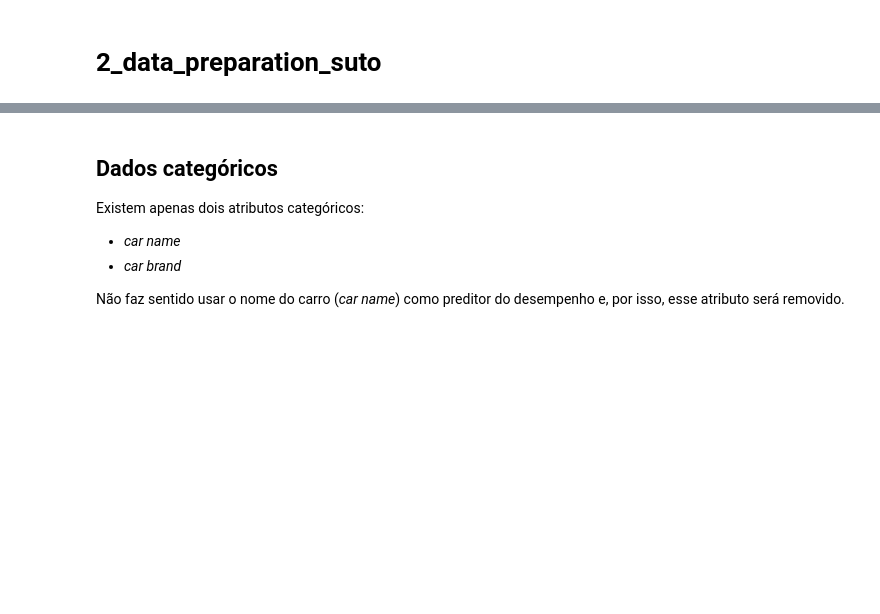
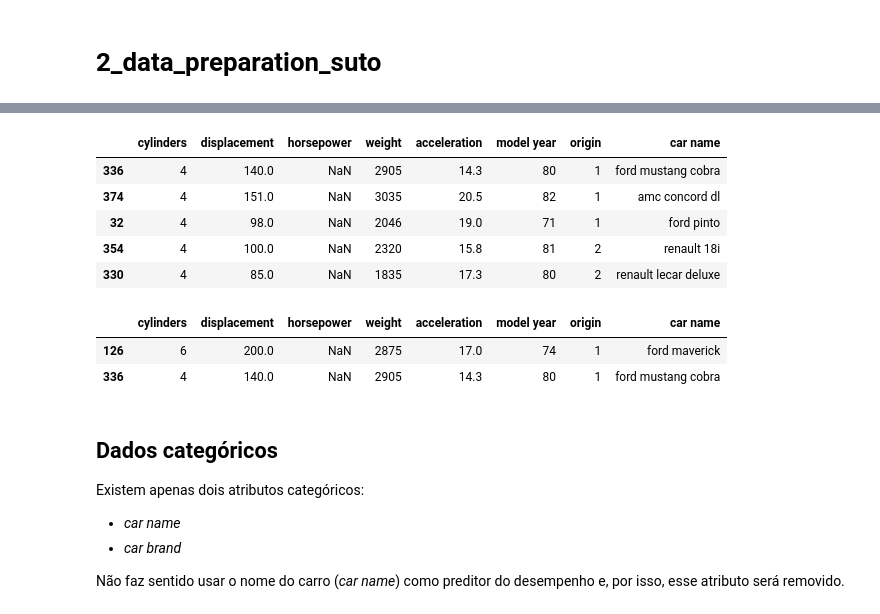
Before and after one commit to Carne-de-Pescoco/kaggle-used-car, a Jupyter notebook: notebooks/2_data_preparation_suto.ipynb, the cells around one changed output, grey strips where cells are left out. Drawn from its saved outputs; the diff is of its cells as text; code cells hidden in the pictures; blank space fills up the shorter version.

```diff
--- a/notebooks/2_data_preparation_suto.ipynb
+++ b/notebooks/2_data_preparation_suto.ipynb
@@ -59,3 +72,42 @@ Dimensão do conjunto de validação: (40, 9)
+# %%
+def non_numeric_to_nan(df: pd.DataFrame, lst_numeric: list) -> pd.DataFrame:
+    """ This function only transform non numeric values of numeric columns into np.nans"""
+
+    df_transformed = df.copy()
+    for feature in lst_numeric:
+        if is_string_dtype(df[feature]):
+            df.loc[~df[feature].str.isnumeric(), feature] = np.nan
+
+    return df_transformed
+# %%
+lst_continuas = ['acceleration', 'displacement', 'horsepower']
+
+non_numeric_to_nan(X_train, lst_continuas)
+
+# model = KNNImputer(n_neighbors=2, weights='distance')
+# model.fit(X_train[lst_continuas])
+
+# X_train[lst_continuas] = model.transform(X_train[lst_continuas])
+
+# df_data_test_hp_imputed = pd.DataFrame(df_data_test_hp_imputed, columns=lst_continuas, index=df_data_test_hp.index)
+X_train.loc[X_train.isna().any(axis=1)]
+# %% [output]
+|  | cylinders | displacement | horsepower | weight | acceleration | model year | origin | car name |
+| 336 | 4 | 140.0 | NaN | 2905 | 14.3 | 80 | 1 | ford mustang cobra |
+| 374 | 4 | 151.0 | NaN | 3035 | 20.5 | 82 | 1 | amc concord dl |
+| 32 | 4 | 98.0 | NaN | 2046 | 19.0 | 71 | 1 | ford pinto |
+| 354 | 4 | 100.0 | NaN | 2320 | 15.8 | 81 | 2 | renault 18i |
+| 330 | 4 | 85.0 | NaN | 1835 | 17.3 | 80 | 2 | renault lecar deluxe |
+# %%
+for feature in lst_continuas:
+    if is_string_dtype(X_test[feature]):
+        X_test.loc[~X_test[feature].str.isnumeric(), feature] = np.nan
+
+X_test.loc[X_test.isna().any(axis=1)]
+# %% [output]
+|  | cylinders | displacement | horsepower | weight | acceleration | model year | origin | car name |
+| 126 | 6 | 200.0 | NaN | 2875 | 17.0 | 74 | 1 | ford maverick |
+| 336 | 4 | 140.0 | NaN | 2905 | 14.3 | 80 | 1 | ford mustang cobra |
 # %% [markdown]
 ## Dados categóricos
 
```
Also changed, not shown: parts of 5 cells of this notebook.
